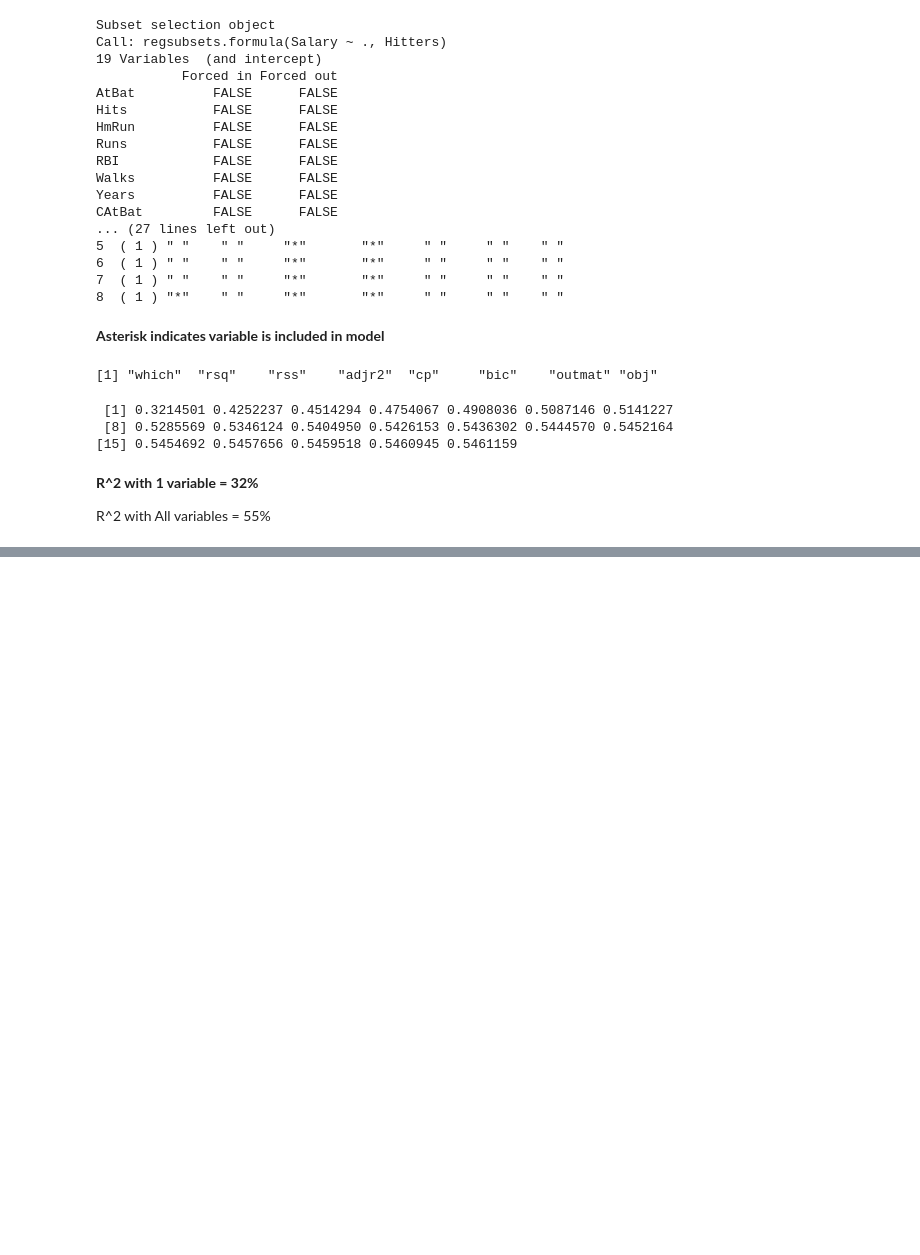
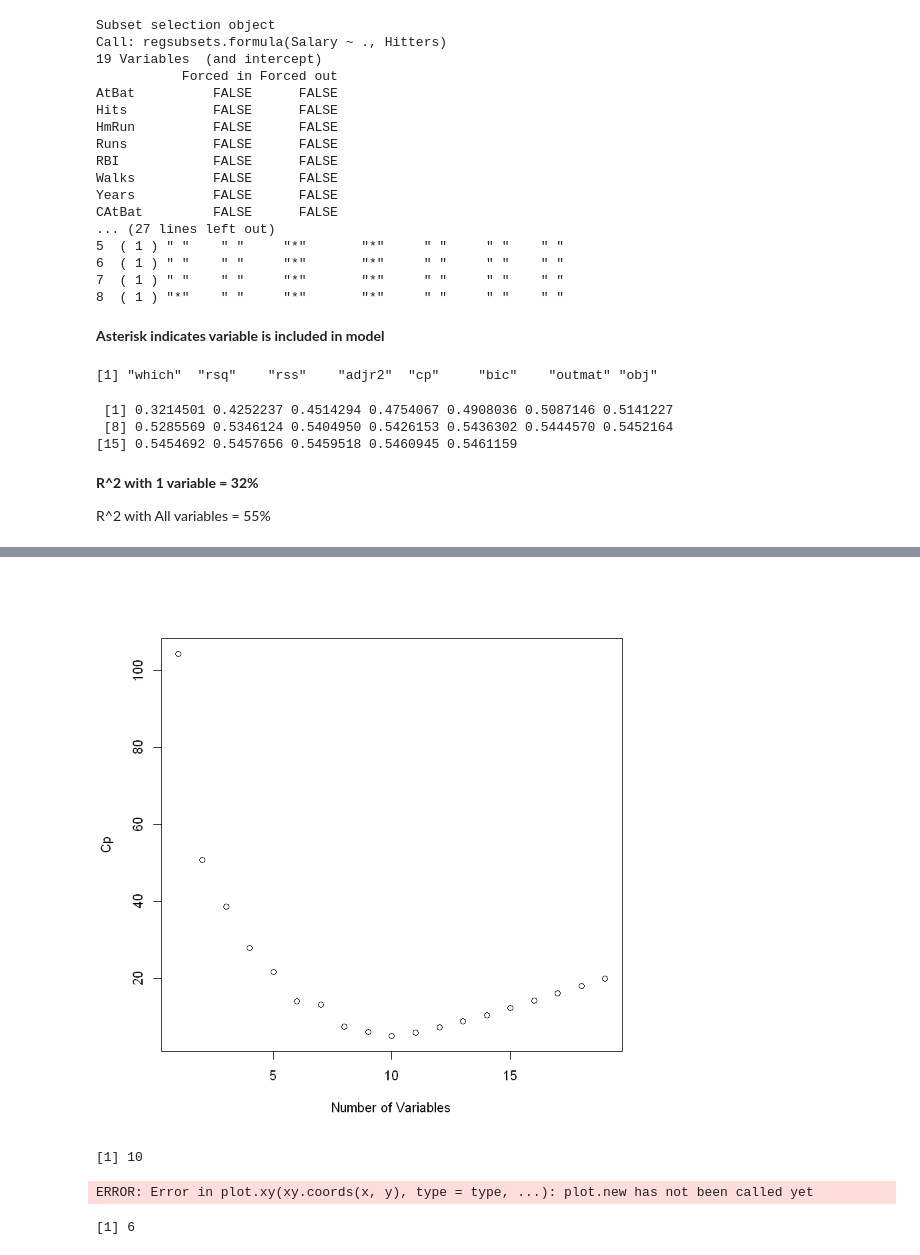
Before and after one commit to YMandCL/Learning-R, a Jupyter notebook: Subset Selection Methods.ipynb, the cells around one changed output, grey strips where cells are left out. Cells and saved outputs as stored; diff of their text form; code cells hidden in the pictures; blank space fills up the shorter version.

```diff
--- a/Subset Selection Methods.ipynb
+++ b/Subset Selection Methods.ipynb
@@ -106,0 +122,16 @@ ERROR: Error in plot.xy(xy, type, ...): invalid plot type '1'
+# %%
+plot(reg.summary$cp,xlab="Number of Variables",ylab="Cp")
+# %% [output]
+[figure, added]
+# %%
+which.min(reg.summary$cp)
+# %% [output]
+[1] 10
+# %%
+points(10,reg.summary$cp[10], col="red",cex=2,pch=20)
+# %% [output]
+ERROR: Error in plot.xy(xy.coords(x, y), type = type, ...): plot.new has not been called yet
+# %%
+which.min(reg.summary$bic)
+# %% [output]
+[1] 6
```
Also changed, not shown: parts of 23 cells of this notebook.
